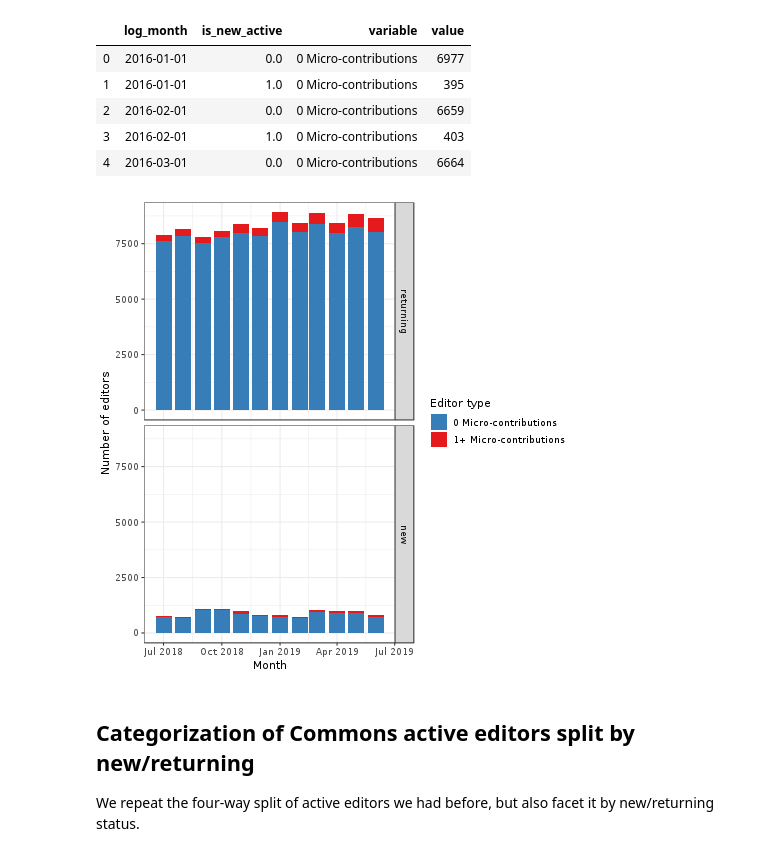
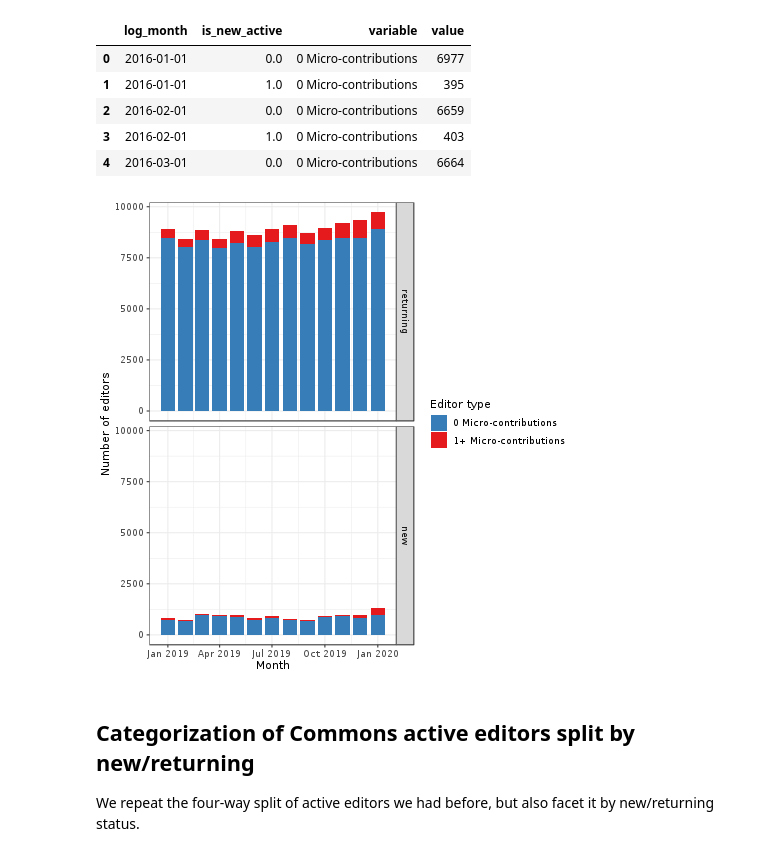
Before and after one commit to nettrom/Product-microcontributions-2019, a Jupyter notebook: active_editors.ipynb, the cells around one changed output. Cells and saved outputs as stored; diff of their text form; code cells hidden in the pictures.

```diff
--- a/active_editors.ipynb
+++ b/active_editors.ipynb
@@ -90,12 +75,10 @@ wikidata_actives = hive.run([
 # %%
-commons_actives = hive.run([
-    "SET mapreduce.map.memory.mb=4096",
+commons_actives = spark.run(
     active_editors_query.format(
-        snapshot = "2019-07",
         wiki = "commonswiki",
         start_ts = "2018-01-01",
-        end_ts = "2019-08-01")
-])
+        end_ts = "2020-02-01")
+)
 # %% [markdown]
 Next, we grab similar data (user ID, month, number of edits) for all micro-contributions made to the given wikis.
 # %%
@@ -131,11 +122,10 @@ WHERE snapshot = "{snapshot}"
 GROUP BY DATE_FORMAT(event_timestamp, "yyyy-MM-01"), event_user_id
 '''
 # %%
-wikidata_mces = hive.run([
-    "SET mapreduce.map.memory.mb=4096",
+wikidata_mces = spark.run(
     wd_mce_query.format(
-        snapshot = "2019-07",
+        snapshot = "2020-02",
         start_ts = "2016-01-01",
-        end_ts = "2019-08-01")
-])
+        end_ts = "2020-02-01")
+)
 # %%
@@ -149,5 +138,12 @@ commons_mces = hive.run([
 # %% [markdown]
 Now, let's join the two datasets (using a left join), fill all missing data with zeroes, and start making some graphs.
+# %%
+## turn log month into dates
+
+wikidata_actives['log_month'] = pd.to_datetime(wikidata_actives['log_month'])
+wikidata_mces['log_month'] = pd.to_datetime(wikidata_mces['log_month'])
+commons_actives['log_month'] = pd.to_datetime(commons_actives['log_month'])
+commons_mces['log_month'] = pd.to_datetime(commons_mces['log_month'])
 # %%
 wd_actives_full = wikidata_actives.merge(wikidata_mces,
                                          how = 'left', left_on = ['log_month', 'user_id'],
@@ -156,11 +152,6 @@ wd_actives_full = wikidata_actives.merge(wikidata_mces,
 commons_actives_full = commons_actives.merge(commons_mces,
                                              how = 'left', left_on = ['log_month', 'user_id'],
                                              right_on = ['log_month', 'event_user_id']).fillna(0)
-# %%
-## turn log month into dates
-
-wd_actives_full['log_month'] = pd.to_datetime(wd_actives_full['log_month'])
-commons_actives_full['log_month'] = pd.to_datetime(commons_actives_full['log_month'])
 # %%
 ## Calculate the number of content contributions with micro-contributions removed
 
@@ -1144,27 +1538,27 @@ wikidata_overall_agg_flat.head()
 # %%
 %%R -i wikidata_overall_agg_flat
 
 wikidata_overall_agg_flat = data.table(wikidata_overall_agg_flat)
 wikidata_overall_agg_flat[, log_month := as.Date(log_month)]
 
 wikidata_overall_agg_flat[, active_type := factor(is_new_active, levels = c(0, 1), labels = c("returning", "new"))]
 wikidata_overall_agg_flat[, variable := ordered(variable, c("1+ Micro-contributions", "0 Micro-contributions"))]
 
-g = ggplot(wikidata_overall_agg_flat[log_month >= '2018-07-01' & log_month < '2019-07-01',
+g = ggplot(wikidata_overall_agg_flat[log_month >= '2019-01-01' & log_month < '2020-02-01',
                                list(log_month, active_type, editor_type = variable, n = value)],
        aes(x = log_month, y = n, fill = editor_type)) +
 theme_bw() +
 scale_y_continuous("Number of editors") +
 scale_x_date("Month") +
 scale_fill_brewer("Editor type", palette = 'Set1', breaks = c("0 Micro-contributions", "1+ Micro-contributions")) +
 facet_grid(active_type ~ .) +
 geom_col()
 
-ggsave(plot = g, file = "graphs/wikidata_active_editors_micros_FY1819_split.png",
+ggsave(plot = g, file = "graphs/wikidata_active_editors_micros_1920_split.png",
        width = 8, height = 6, units = "in", dpi = "retina")
 g
 # %% [output]
-[figure, old version]
+[figure, new version]
 # %% [markdown]
 ## Categorization of Commons active editors split by new/returning
 
```
Also changed, not shown: parts of 98 cells of this notebook, 12 other files.
